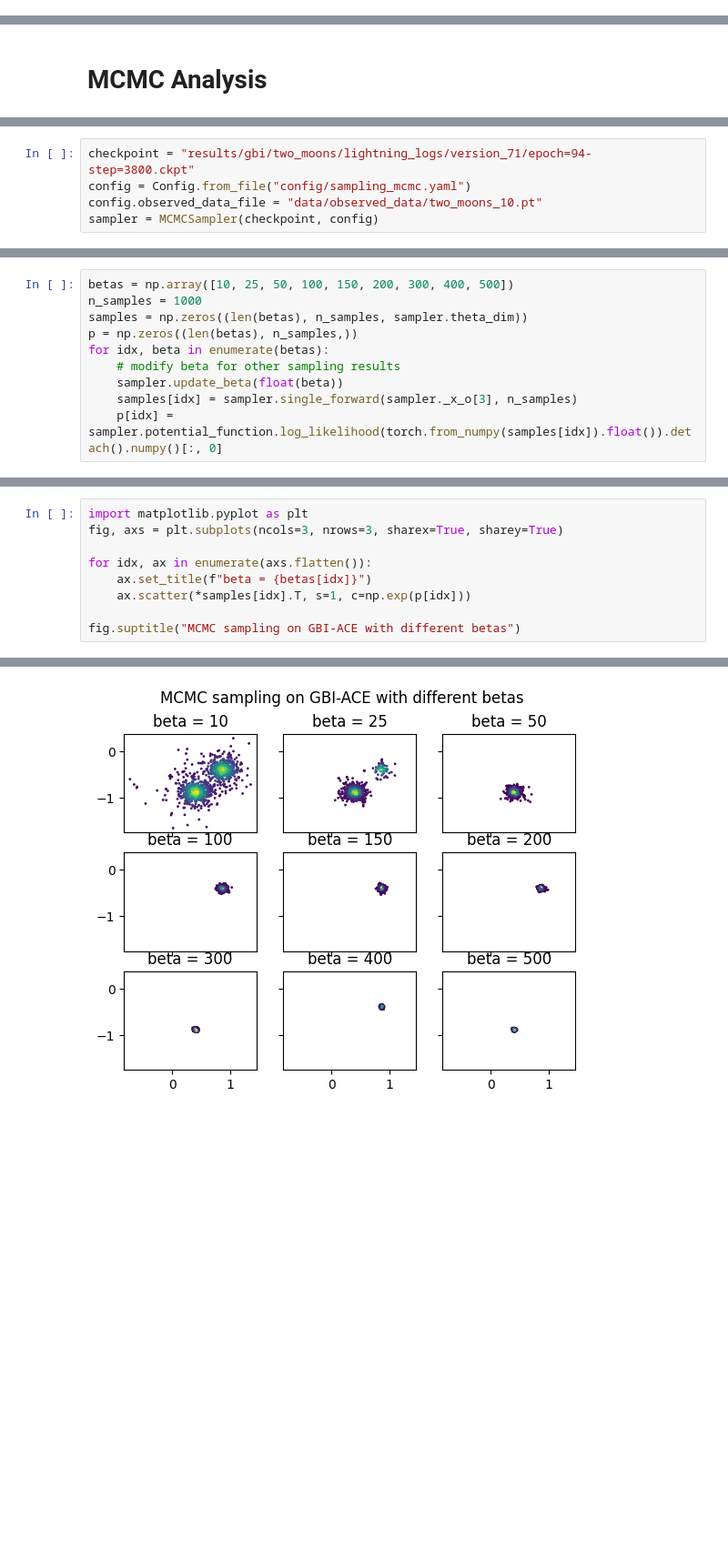
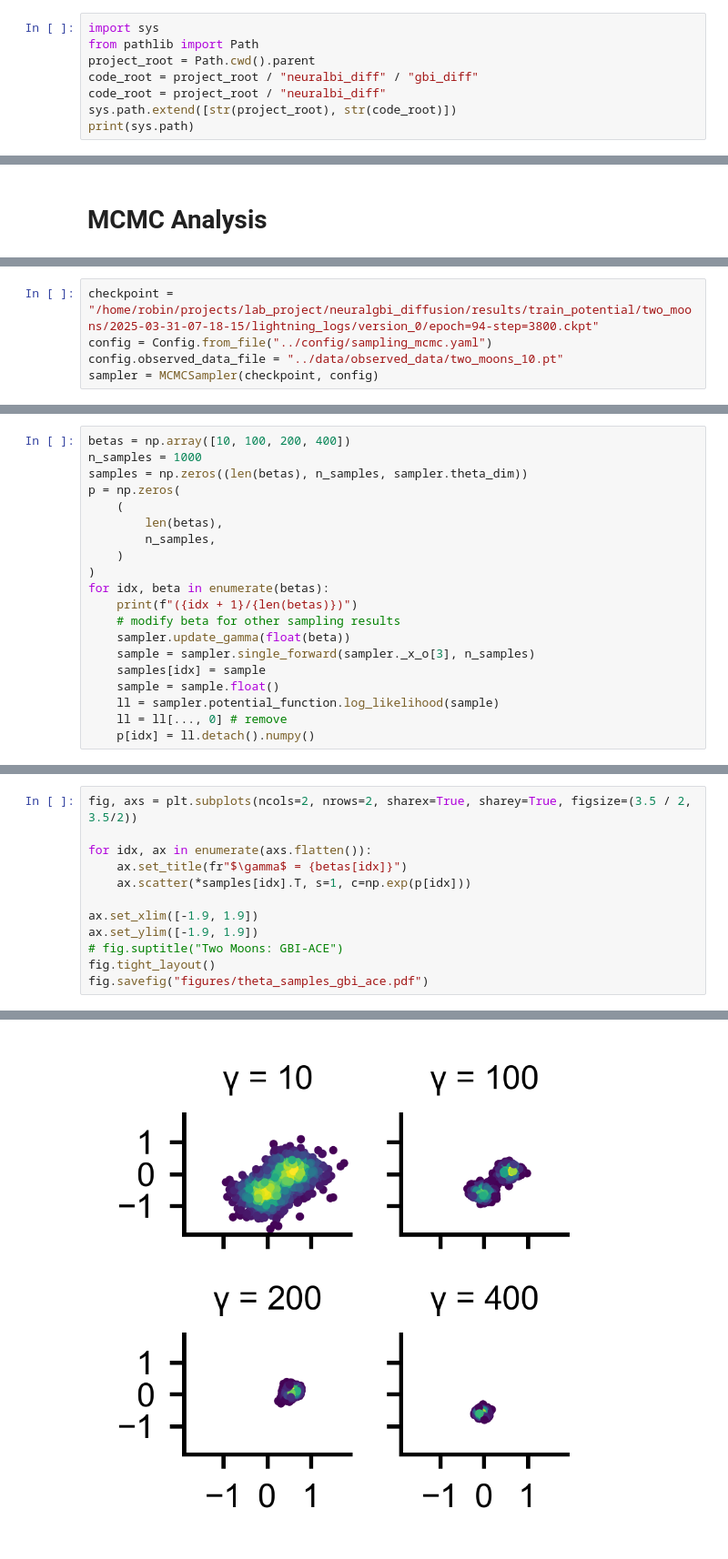
Before and after one commit to mackelab/neuralgbi_diffusion, a Jupyter notebook: notebooks/mcmc_analysis.ipynb, the cells around one changed output, grey strips where cells are left out. Shown at 91% size. Drawn from its saved outputs; the diff is of its cells as text; blank space fills up the shorter version.

```diff
--- a/notebooks/mcmc_analysis.ipynb
+++ b/notebooks/mcmc_analysis.ipynb
@@ -0,0 +1,8 @@
+# %%
+import sys
+from pathlib import Path
+project_root = Path.cwd().parent
+code_root = project_root / "neuralbi_diff" / "gbi_diff"
+code_root = project_root / "neuralbi_diff"
+sys.path.extend([str(project_root), str(code_root)])
+print(sys.path)
@@ -8,5 +25,5 @@ import torch
 # %%
-checkpoint = "results/gbi/two_moons/lightning_logs/version_71/epoch=94-step=3800.ckpt"
-config = Config.from_file("config/sampling_mcmc.yaml")
-config.observed_data_file = "data/observed_data/two_moons_10.pt"
+checkpoint = "/home/robin/projects/lab_project/neuralgbi_diffusion/results/train_potential/two_moons/2025-03-31-07-18-15/lightning_logs/version_0/epoch=94-step=3800.ckpt"
+config = Config.from_file("../config/sampling_mcmc.yaml")
+config.observed_data_file = "../data/observed_data/two_moons_10.pt"
 sampler = MCMCSampler(checkpoint, config)
@@ -15,10 +30,20 @@ sampler = MCMCSampler(checkpoint, config)
 # %%
-betas = np.array([10, 25, 50, 100, 150, 200, 300, 400, 500])
+betas = np.array([10, 100, 200, 400])
 n_samples = 1000
 samples = np.zeros((len(betas), n_samples, sampler.theta_dim))
-p = np.zeros((len(betas), n_samples,))
+p = np.zeros(
+    (
+        len(betas),
+        n_samples,
+    )
+)
 for idx, beta in enumerate(betas):
+    print(f"({idx + 1}/{len(betas)})")
     # modify beta for other sampling results
-    sampler.update_beta(float(beta))
-    samples[idx] = sampler.single_forward(sampler._x_o[3], n_samples)
-    p[idx] = sampler.potential_function.log_likelihood(torch.from_numpy(samples[idx]).float()).detach().numpy()[:, 0]
+    sampler.update_gamma(float(beta))
+    sample = sampler.single_forward(sampler._x_o[3], n_samples)
+    samples[idx] = sample
+    sample = sample.float()
+    ll = sampler.potential_function.log_likelihood(sample)
+    ll = ll[..., 0] # remove
+    p[idx] = ll.detach().numpy()
@@ -25,10 +55,13 @@ for idx, beta in enumerate(betas):
 # %%
-import matplotlib.pyplot as plt
-fig, axs = plt.subplots(ncols=3, nrows=3, sharex=True, sharey=True)
+fig, axs = plt.subplots(ncols=2, nrows=2, sharex=True, sharey=True, figsize=(3.5 / 2, 3.5/2))
 
 for idx, ax in enumerate(axs.flatten()):
-    ax.set_title(f"beta = {betas[idx]}")
+    ax.set_title(fr"$\gamma$ = {betas[idx]}")
     ax.scatter(*samples[idx].T, s=1, c=np.exp(p[idx]))
 
-fig.suptitle("MCMC sampling on GBI-ACE with different betas")
+ax.set_xlim([-1.9, 1.9])
+ax.set_ylim([-1.9, 1.9])
+# fig.suptitle("Two Moons: GBI-ACE")
+fig.tight_layout()
+fig.savefig("figures/theta_samples_gbi_ace.pdf")
 # %% [output]
@@ -36 +68 @@ Text(0.5, 0.98, 'MCMC sampling on GBI-ACE with different betas')
-[figure, old version]
+[figure, new version]
```
Also changed, not shown: parts of 5 cells of this notebook, 13 other files.
